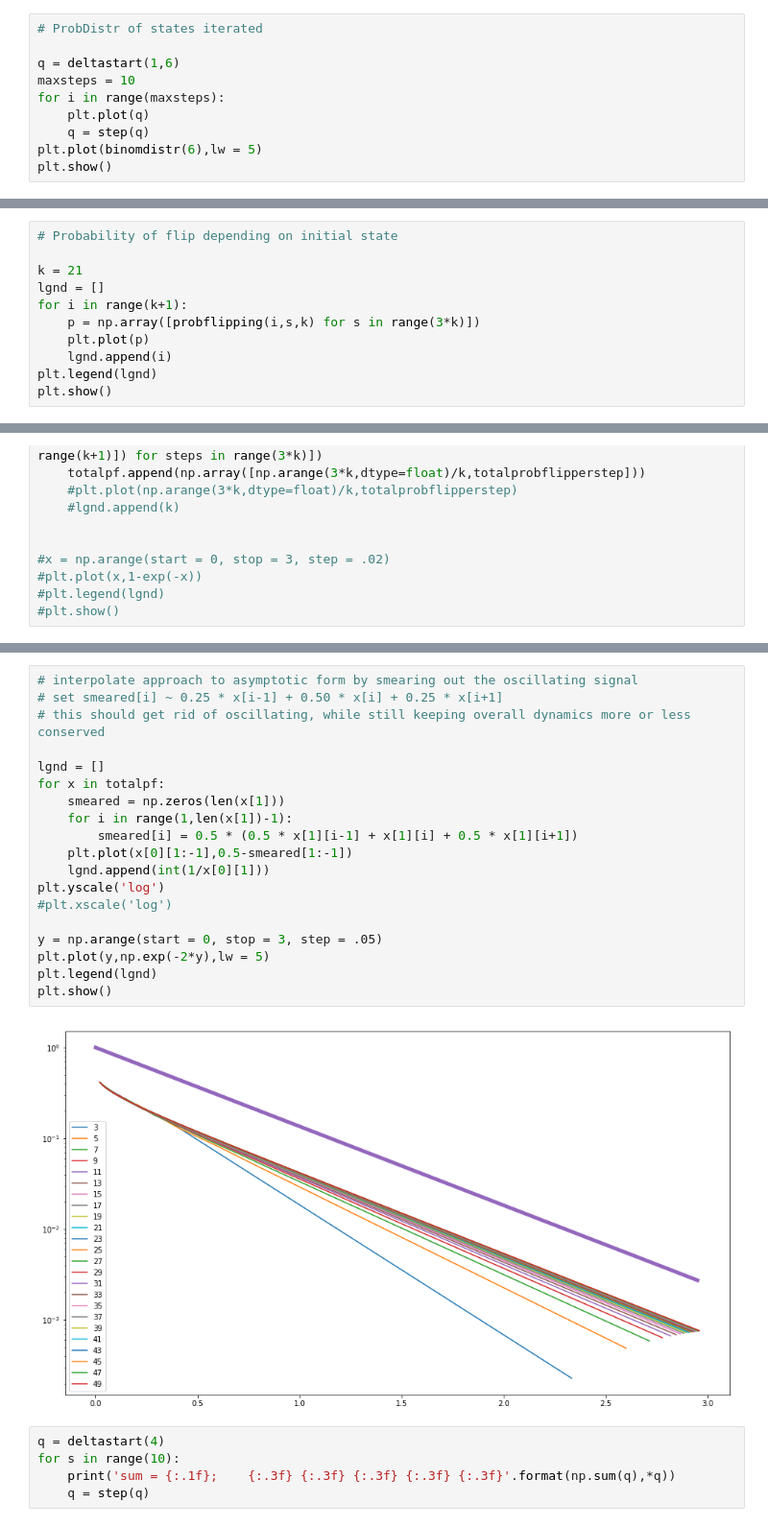
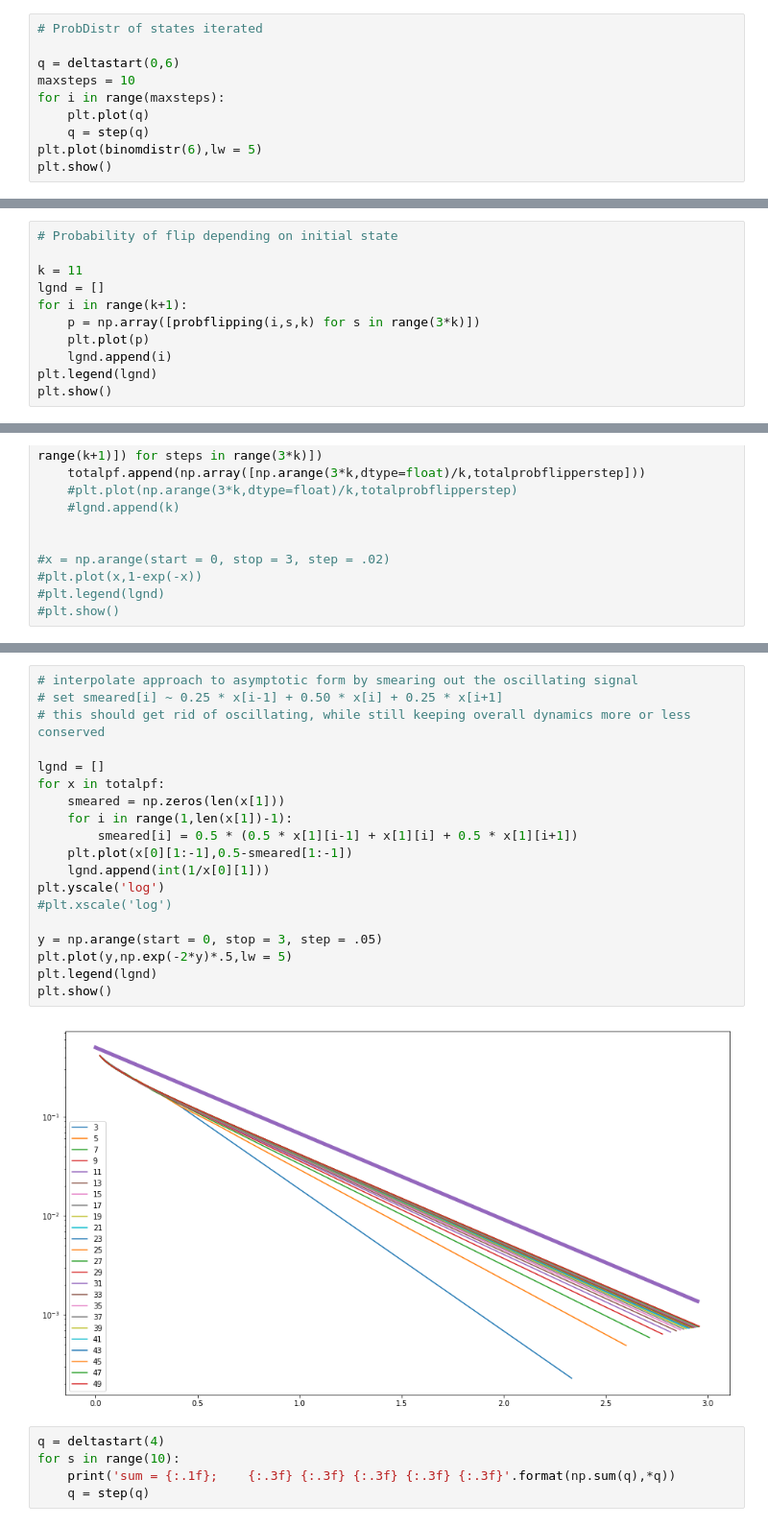
Before and after one commit to lukasgeyrhofer/flippingbits, a Jupyter notebook: dynamics.ipynb, the cells around one changed output, grey strips where cells are left out. Shown: that part at 96% size. Cells and saved outputs as stored; diff of their text form.

```diff
--- a/dynamics.ipynb
+++ b/dynamics.ipynb
@@ -44,7 +44,7 @@ array([0.        , 0.19617606, 0.        , 0.62498942, 0.        ,
 # %%
 # ProbDistr of states iterated
 
-q = deltastart(1,6)
+q = deltastart(0,6)
 maxsteps = 10
 for i in range(maxsteps):
     plt.plot(q)
@@ -56,7 +56,7 @@ plt.show()
 # %%
 # Probability of flip depending on initial state
 
-k = 21
+k = 11
 lgnd = []
 for i in range(k+1):
     p = np.array([probflipping(i,s,k) for s in range(3*k)])
@@ -167,24 +167,24 @@ plt.show()
 # %%
 # interpolate approach to asymptotic form by smearing out the oscillating signal
 # set smeared[i] ~ 0.25 * x[i-1] + 0.50 * x[i] + 0.25 * x[i+1]
 # this should get rid of oscillating, while still keeping overall dynamics more or less conserved
 
 lgnd = []
 for x in totalpf:
     smeared = np.zeros(len(x[1]))
     for i in range(1,len(x[1])-1):
         smeared[i] = 0.5 * (0.5 * x[1][i-1] + x[1][i] + 0.5 * x[1][i+1])
     plt.plot(x[0][1:-1],0.5-smeared[1:-1])
     lgnd.append(int(1/x[0][1]))
 plt.yscale('log')
 #plt.xscale('log')
 
 y = np.arange(start = 0, stop = 3, step = .05)
-plt.plot(y,np.exp(-2*y),lw = 5)
+plt.plot(y,np.exp(-2*y)*.5,lw = 5)
 plt.legend(lgnd)
 plt.show()
 # %% [output]
-[figure, old version]
+[figure, new version]
 # %%
 q = deltastart(4)
 for s in range(10):
```
Also changed, not shown: parts of 5 cells of this notebook.
